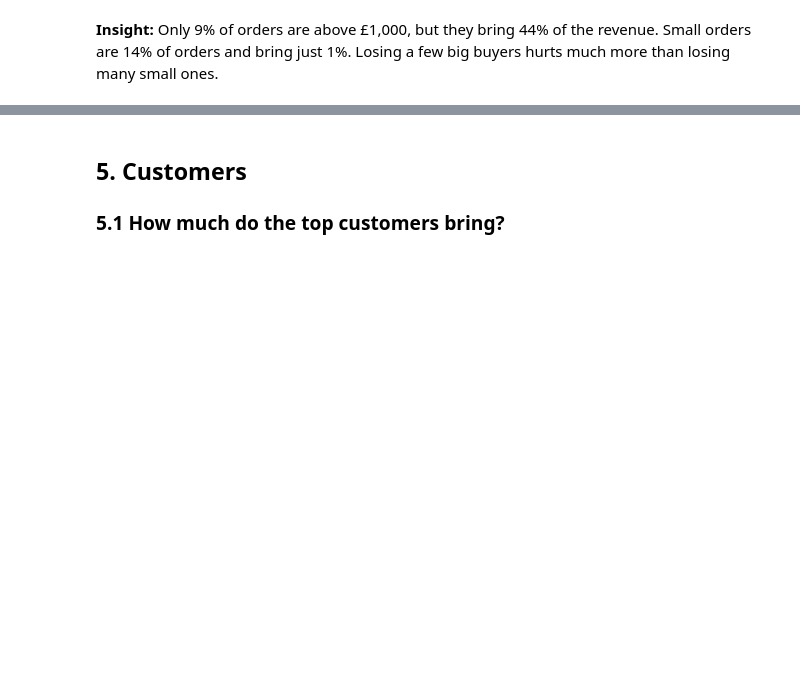
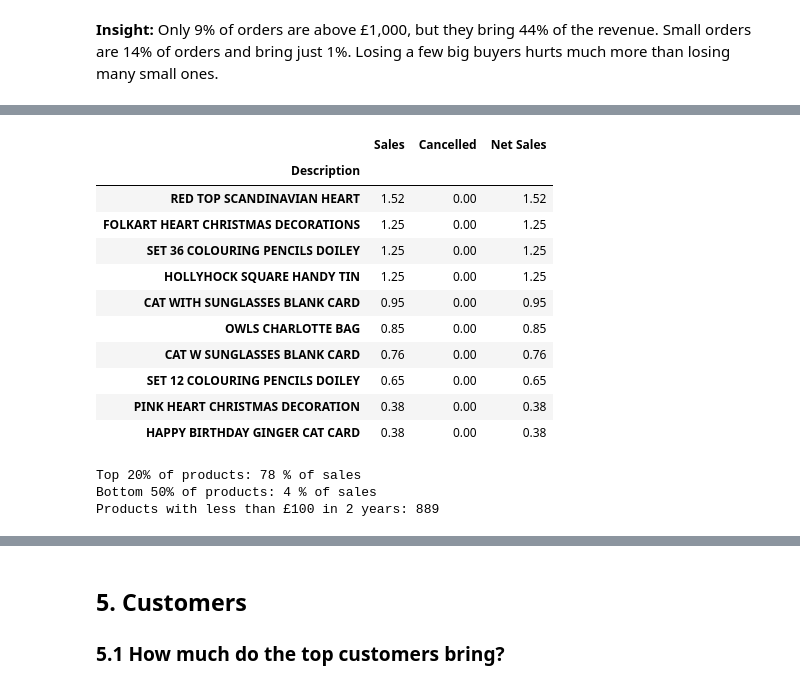
Before and after one commit to MahmoudhHamdy/online-retail-analysis, a Jupyter notebook: Online_Retail_Analysis.ipynb, the cells around one changed output, grey strips where cells are left out. Saved outputs shown, nothing was run; the diff lists cells and outputs as text; code cells hidden in the pictures; blank space fills up the shorter version.

```diff
--- a/Online_Retail_Analysis.ipynb
+++ b/Online_Retail_Analysis.ipynb
@@ -241,0 +279,28 @@ plt.show()
+# %%
+# products that sold the least (but still sold something)
+low = products[products['Net Sales'] > 0].tail(10)
+low
+# %% [output]
+|  | Sales | Cancelled | Net Sales |
+| Description |  |  |  |
+| RED TOP SCANDINAVIAN HEART | 1.52 | 0.00 | 1.52 |
+| FOLKART HEART CHRISTMAS DECORATIONS | 1.25 | 0.00 | 1.25 |
+| SET 36 COLOURING PENCILS DOILEY | 1.25 | 0.00 | 1.25 |
+| HOLLYHOCK SQUARE HANDY TIN | 1.25 | 0.00 | 1.25 |
+| CAT WITH SUNGLASSES BLANK CARD | 0.95 | 0.00 | 0.95 |
+| OWLS CHARLOTTE BAG | 0.85 | 0.00 | 0.85 |
+| CAT W SUNGLASSES BLANK CARD | 0.76 | 0.00 | 0.76 |
+| SET 12 COLOURING PENCILS DOILEY | 0.65 | 0.00 | 0.65 |
+| PINK HEART CHRISTMAS DECORATION | 0.38 | 0.00 | 0.38 |
+| HAPPY BIRTHDAY GINGER CAT CARD | 0.38 | 0.00 | 0.38 |
+# %%
+n = len(products)
+total = products['Net Sales'].sum()
+
+print('Top 20% of products:', round(products.head(int(n * 0.2))['Net Sales'].sum() / total * 100), '% of sales')
+print('Bottom 50% of products:', round(products.tail(n // 2)['Net Sales'].sum() / total * 100), '% of sales')
+print('Products with less than £100 in 2 years:', (products['Net Sales'] < 100).sum())
+# %% [output]
+Top 20% of products: 78 % of sales
+Bottom 50% of products: 4 % of sales
+Products with less than £100 in 2 years: 889
```
Also changed, not shown: parts of 10 cells of this notebook, 3 other files.
